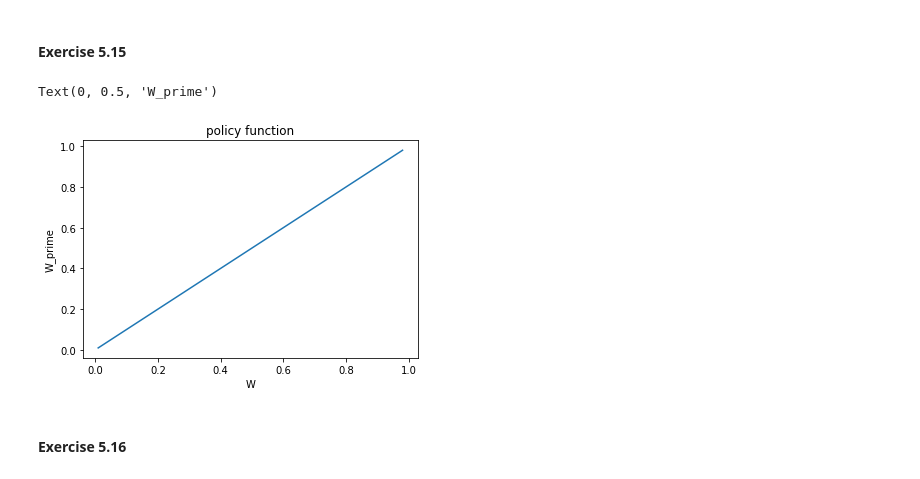
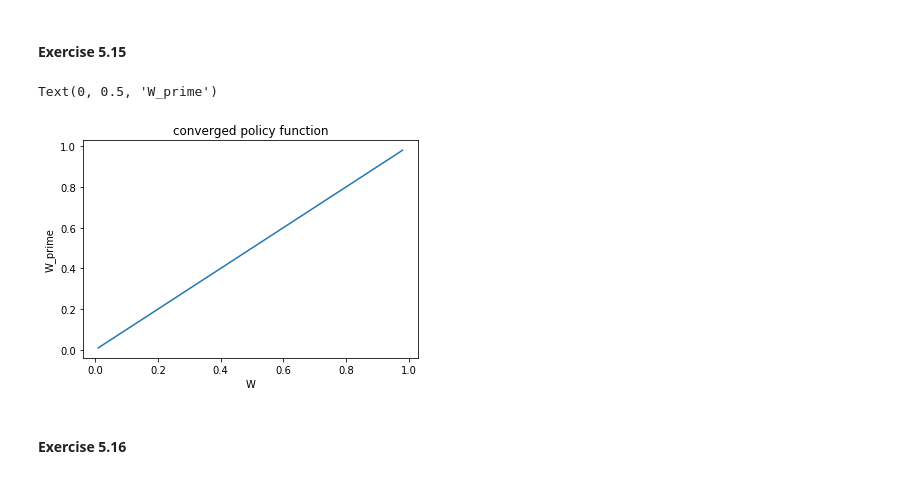
Before and after one commit to HaowenShang/persp-model-econ_W19, a Jupyter notebook: ProblemSets/PS3/ProblemSet3-HaowenShang.ipynb, the cells around one changed output. Saved outputs shown, nothing was run; the diff lists cells and outputs as text; code cells hidden in the pictures.

```diff
--- a/ProblemSets/PS3/ProblemSet3-HaowenShang.ipynb
+++ b/ProblemSets/PS3/ProblemSet3-HaowenShang.ipynb
@@ -284,12 +332,12 @@ Text(0, 0.5, 'Value function')
 #### Exercise 5.15
 # %%
 plt.plot(W, W_prime)
-plt.title("policy function")
+plt.title("converged policy function")
 plt.xlabel('W')
 plt.ylabel("W_prime")
 # %% [output]
 Text(0, 0.5, 'W_prime')
-[figure, old version]
+[figure, new version]
 # %% [markdown]
 #### Exercise 5.16
 # %%
```
Also changed, not shown: parts of 15 cells of this notebook.
